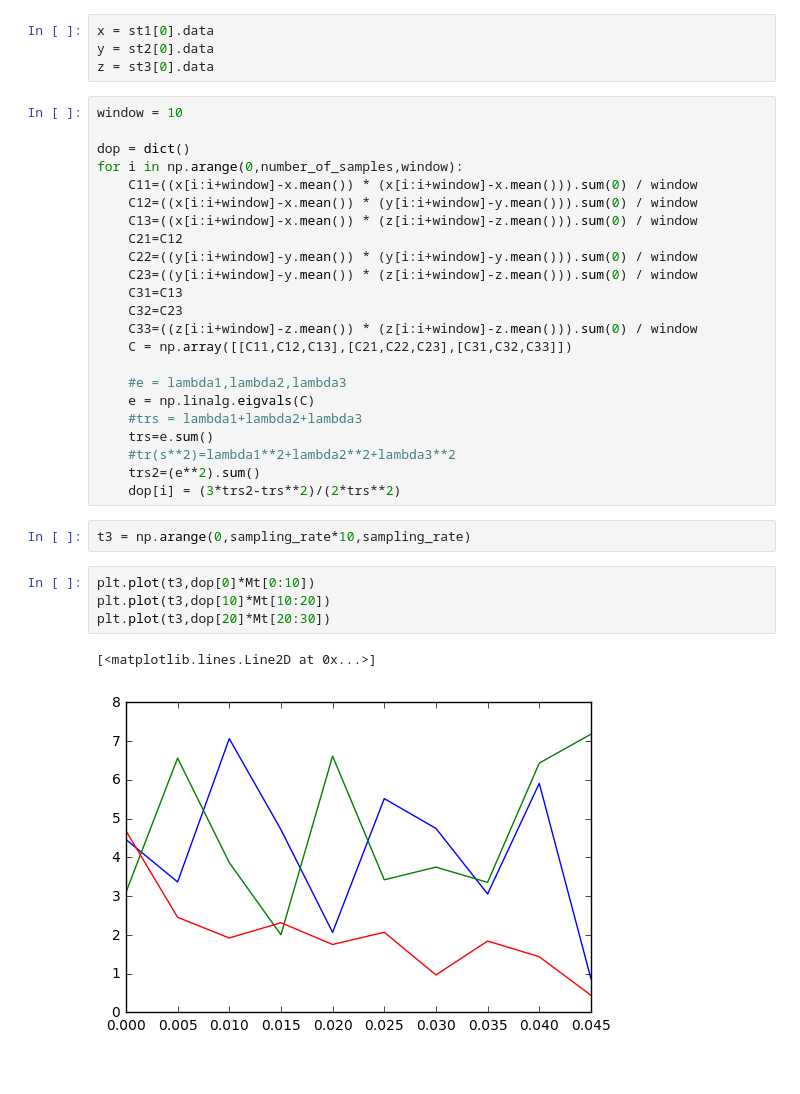
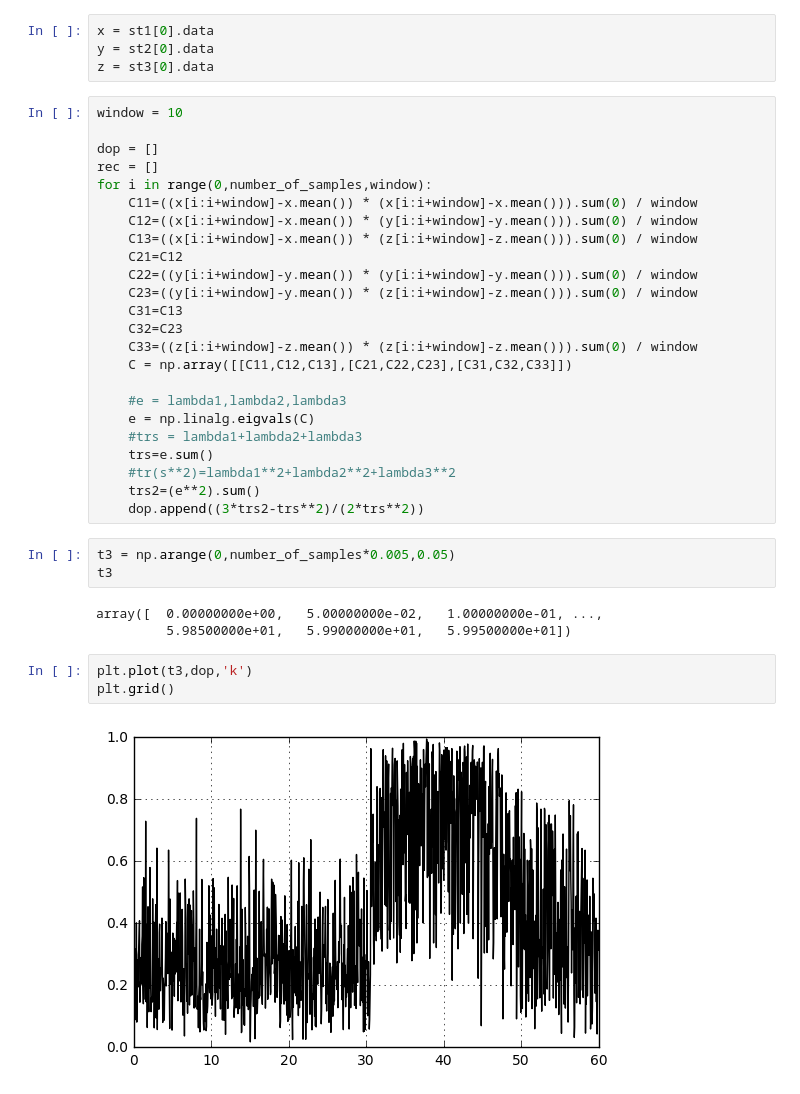
Before and after one commit to internnos/final-project, a Jupyter notebook: Degree of Polarisation.ipynb, the cells around one changed output. Cells and saved outputs as stored; diff of their text form.

```diff
--- a/Degree of Polarisation.ipynb
+++ b/Degree of Polarisation.ipynb
@@ -50,8 +48,9 @@ z = st3[0].data
 # %%
 window = 10
 
-dop = dict()
-for i in np.arange(0,number_of_samples,window):
+dop = []
+rec = []
+for i in range(0,number_of_samples,window):
     C11=((x[i:i+window]-x.mean()) * (x[i:i+window]-x.mean())).sum(0) / window
     C12=((x[i:i+window]-x.mean()) * (y[i:i+window]-y.mean())).sum(0) / window
     C13=((x[i:i+window]-x.mean()) * (z[i:i+window]-z.mean())).sum(0) / window
@@ -69,13 +68,15 @@ for i in np.arange(0,number_of_samples,window):
     trs=e.sum()
     #tr(s**2)=lambda1**2+lambda2**2+lambda3**2
     trs2=(e**2).sum()
-    dop[i] = (3*trs2-trs**2)/(2*trs**2)
+    dop.append((3*trs2-trs**2)/(2*trs**2))
 # %%
-t3 = np.arange(0,sampling_rate*10,sampling_rate)
+t3 = np.arange(0,number_of_samples*0.005,0.05)
+t3
+# %% [output]
+array([  0.00000000e+00,   5.00000000e-02,   1.00000000e-01, ...,
+         5.98500000e+01,   5.99000000e+01,   5.99500000e+01])
-# %%
-plt.plot(t3,dop[0]*Mt[0:10])
-plt.plot(t3,dop[10]*Mt[10:20])
-plt.plot(t3,dop[20]*Mt[20:30])
-# %% [output]
-[<matplotlib.lines.Line2D at 0x...>]
-[figure, removed]
+# %%
+plt.plot(t3,dop,'k')
+plt.grid()
+# %% [output]
+[figure, added]
```
Also changed, not shown: parts of 9 cells of this notebook.
